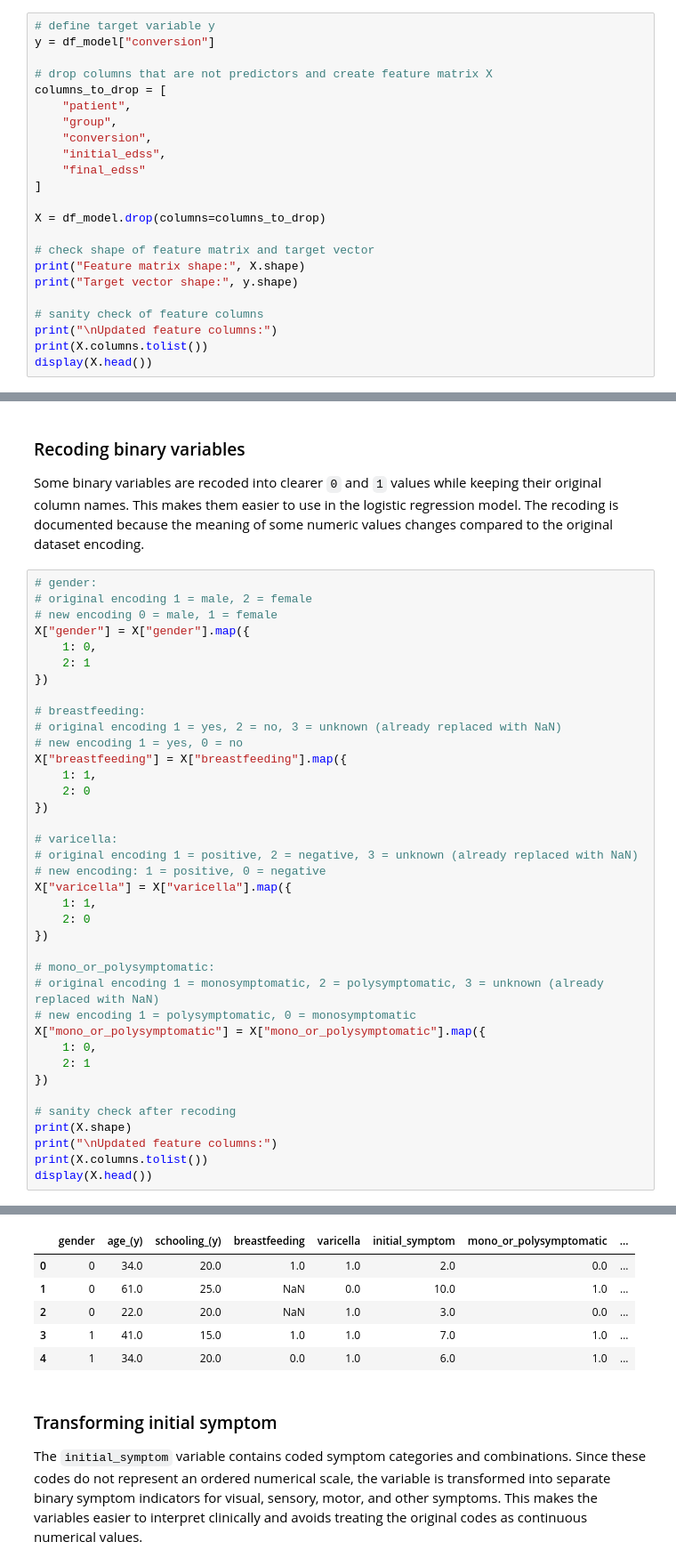
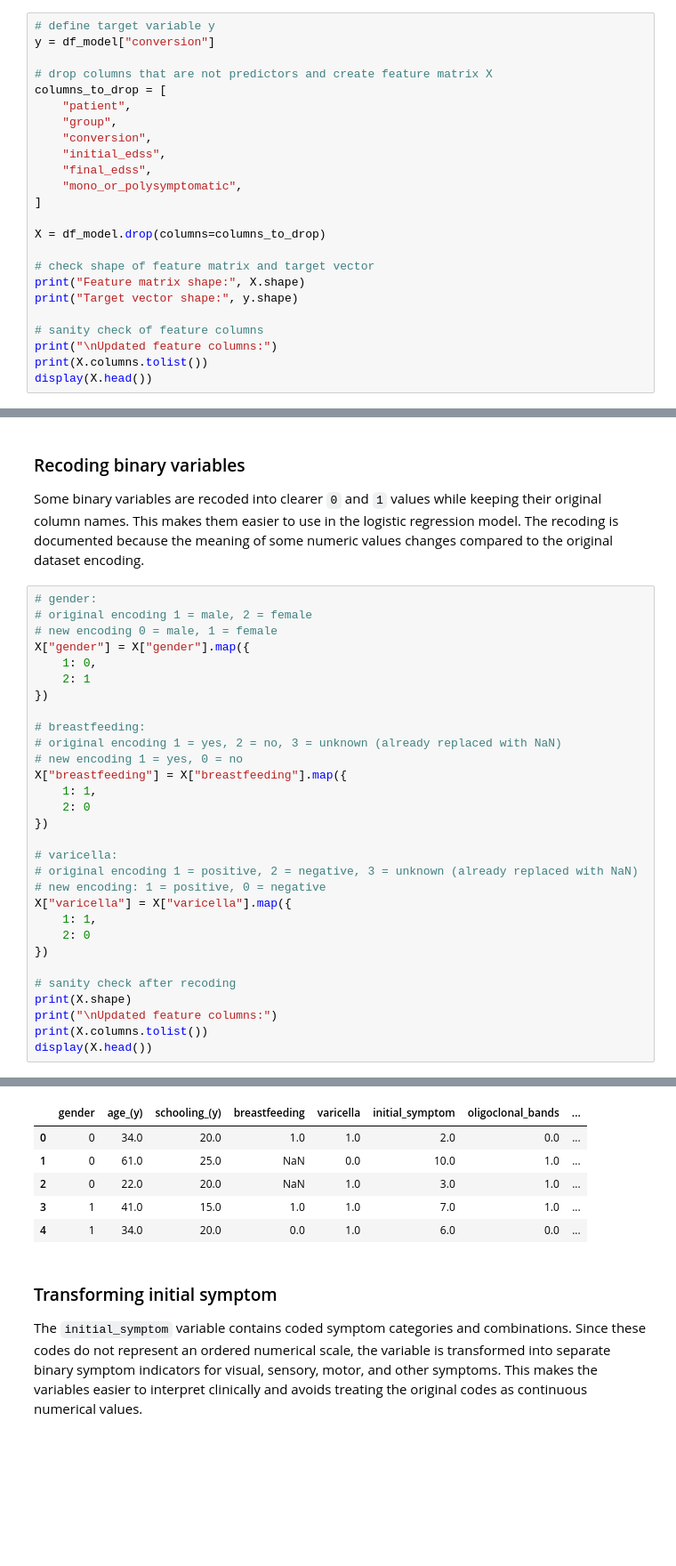
Before and after one commit to valloho/ba2_project, a Jupyter notebook: cis_ms_conversion.ipynb, the cells around one changed output, grey strips where cells are left out. Shown at 89% size. Drawn from its saved outputs; the diff is of its cells as text; blank space fills up the shorter version.

```diff
--- a/cis_ms_conversion.ipynb
+++ b/cis_ms_conversion.ipynb
@@ -125,7 +125,8 @@ columns_to_drop = [
     "group",
     "conversion",
     "initial_edss",
-    "final_edss"
+    "final_edss",
+    "mono_or_polysymptomatic",
 ]
 
 X = df_model.drop(columns=columns_to_drop)
@@ -200,14 +200,6 @@ X["varicella"] = X["varicella"].map({
     2: 0
 })
 
-# mono_or_polysymptomatic:
-# original encoding 1 = monosymptomatic, 2 = polysymptomatic, 3 = unknown (already replaced with NaN)
-# new encoding 1 = polysymptomatic, 0 = monosymptomatic
-X["mono_or_polysymptomatic"] = X["mono_or_polysymptomatic"].map({
-    1: 0,
-    2: 1
-})
-
 # sanity check after recoding
 print(X.shape)
 print("\nUpdated feature columns:")
@@ -221,9 +213,9 @@ Updated feature columns:
-|  | gender | age_(y) | schooling_(y) | breastfeeding | varicella | initial_symptom | mono_or_polysymptomatic | ... |
+|  | gender | age_(y) | schooling_(y) | breastfeeding | varicella | initial_symptom | oligoclonal_bands | ... |
 | 0 | 0 | 34.0 | 20.0 | 1.0 | 1.0 | 2.0 | 0.0 | ... |
 | 1 | 0 | 61.0 | 25.0 | NaN | 0.0 | 10.0 | 1.0 | ... |
-| 2 | 0 | 22.0 | 20.0 | NaN | 1.0 | 3.0 | 0.0 | ... |
+| 2 | 0 | 22.0 | 20.0 | NaN | 1.0 | 3.0 | 1.0 | ... |
 | 3 | 1 | 41.0 | 15.0 | 1.0 | 1.0 | 7.0 | 1.0 | ... |
-| 4 | 1 | 34.0 | 20.0 | 0.0 | 1.0 | 6.0 | 1.0 | ... |
+| 4 | 1 | 34.0 | 20.0 | 0.0 | 1.0 | 6.0 | 0.0 | ... |
 # %% [markdown]
 ### Transforming initial symptom
 
```
Also changed, not shown: parts of 16 cells of this notebook, 6 other files.
